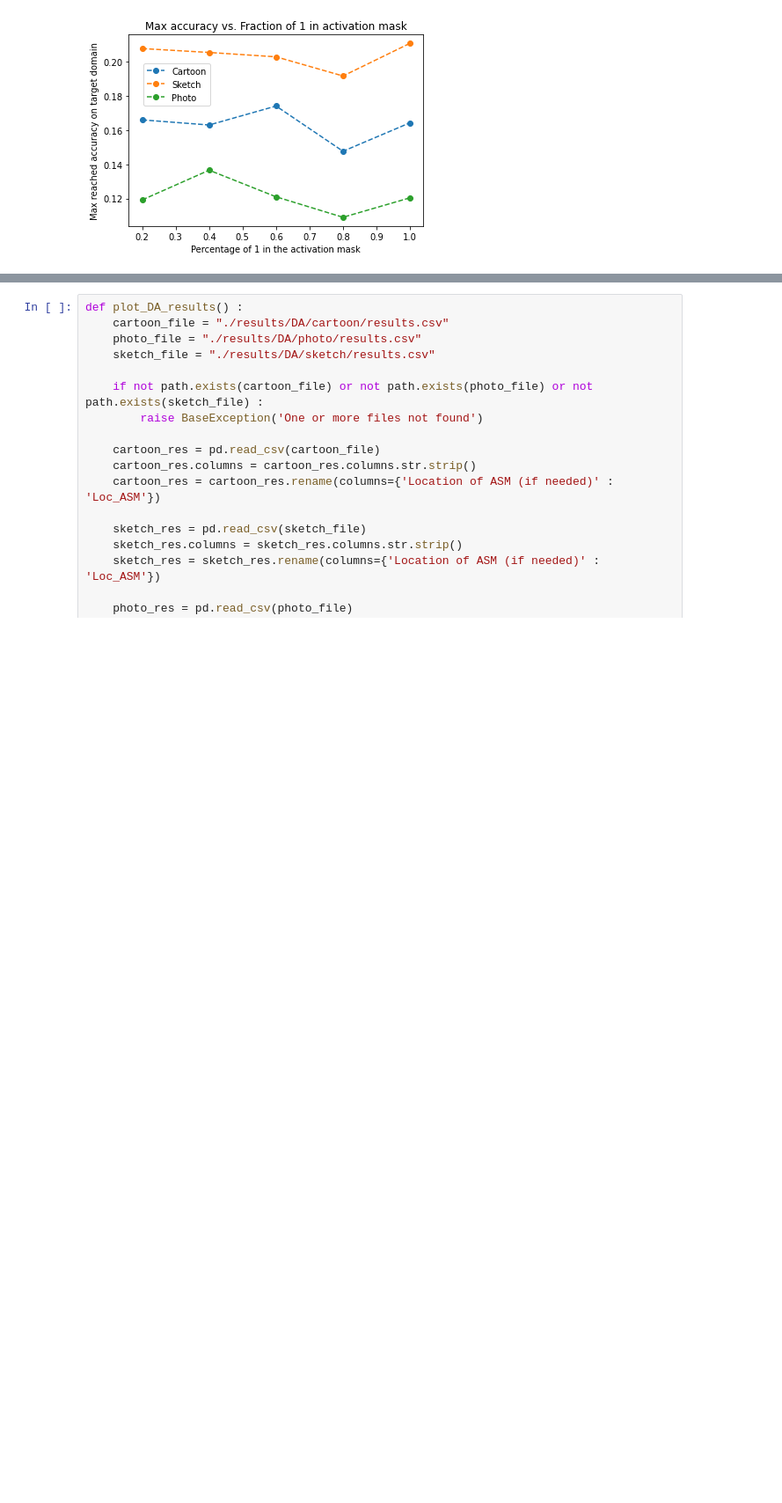
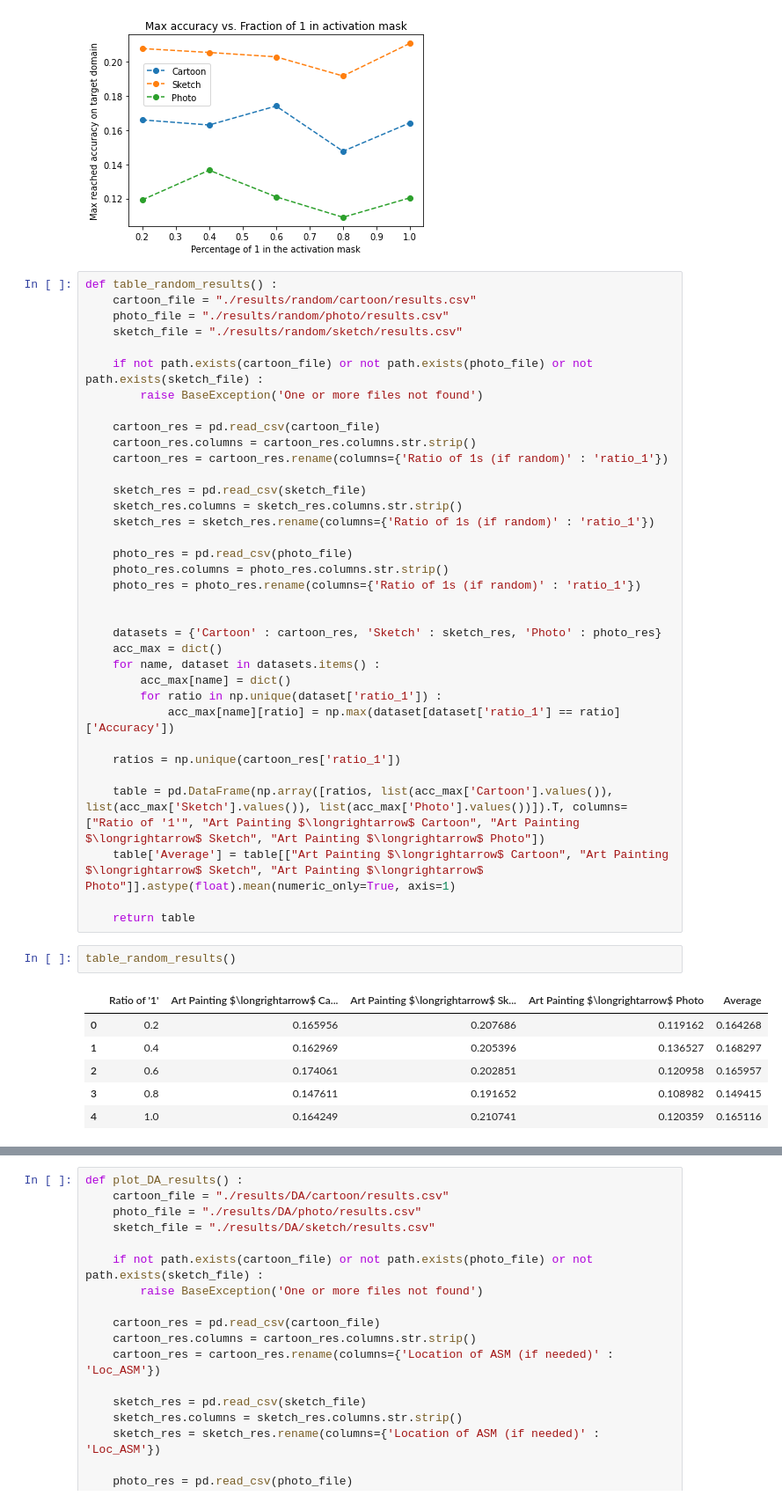
Before and after one commit to YoanBoute/AML-Project, a Jupyter notebook: results_processing.ipynb, the cells around one changed output, grey strips where cells are left out. Shown at 88% size. Drawn from its saved outputs; the diff is of its cells as text; blank space fills up the shorter version.

```diff
--- a/results_processing.ipynb
+++ b/results_processing.ipynb
@@ -74,3 +77,47 @@ def plot_random_results() :
 plot_random_results()
 # %% [output]
 [figure]
+# %%
+def table_random_results() :
+    cartoon_file = "./results/random/cartoon/results.csv"
+    photo_file = "./results/random/photo/results.csv"
+    sketch_file = "./results/random/sketch/results.csv"
+
+    if not path.exists(cartoon_file) or not path.exists(photo_file) or not path.exists(sketch_file) :
+        raise BaseException('One or more files not found')
+
+    cartoon_res = pd.read_csv(cartoon_file)
+    cartoon_res.columns = cartoon_res.columns.str.strip()
+    cartoon_res = cartoon_res.rename(columns={'Ratio of 1s (if random)' : 'ratio_1'})
+
+    sketch_res = pd.read_csv(sketch_file)
+    sketch_res.columns = sketch_res.columns.str.strip()
+    sketch_res = sketch_res.rename(columns={'Ratio of 1s (if random)' : 'ratio_1'})
+
+    photo_res = pd.read_csv(photo_file)
+    photo_res.columns = photo_res.columns.str.strip()
+    photo_res = photo_res.rename(columns={'Ratio of 1s (if random)' : 'ratio_1'})
+
+
+    datasets = {'Cartoon' : cartoon_res, 'Sketch' : sketch_res, 'Photo' : photo_res}
+    acc_max = dict()
+    for name, dataset in datasets.items() :
+        acc_max[name] = dict()
+        for ratio in np.unique(dataset['ratio_1']) :
+            acc_max[name][ratio] = np.max(dataset[dataset['ratio_1'] == ratio]['Accuracy'])
+
+    ratios = np.unique(cartoon_res['ratio_1'])
+
+    table = pd.DataFrame(np.array([ratios, list(acc_max['Cartoon'].values()), list(acc_max['Sketch'].values()), list(acc_max['Photo'].values())]).T, columns=["Ratio of '1'", "Art Painting $\longrightarrow$ Cartoon", "Art Painting $\longrightarrow$ Sketch", "Art Painting $\longrightarrow$ Photo"])
+    table['Average'] = table[["Art Painting $\longrightarrow$ Cartoon", "Art Painting $\longrightarrow$ Sketch", "Art Painting $\longrightarrow$ Photo"]].astype(float).mean(numeric_only=True, axis=1)
+
+    return table
+# %%
+table_random_results()
+# %% [output]
+|  | Ratio of '1' | Art Painting $\longrightarrow$ Ca... | Art Painting $\longrightarrow$ Sk... | Art Painting $\longrightarrow$ Photo | Average |
+| 0 | 0.2 | 0.165956 | 0.207686 | 0.119162 | 0.164268 |
+| 1 | 0.4 | 0.162969 | 0.205396 | 0.136527 | 0.168297 |
+| 2 | 0.6 | 0.174061 | 0.202851 | 0.120958 | 0.165957 |
+| 3 | 0.8 | 0.147611 | 0.191652 | 0.108982 | 0.149415 |
+| 4 | 1.0 | 0.164249 | 0.210741 | 0.120359 | 0.165116 |
```
Also changed, not shown: parts of 6 cells of this notebook.
